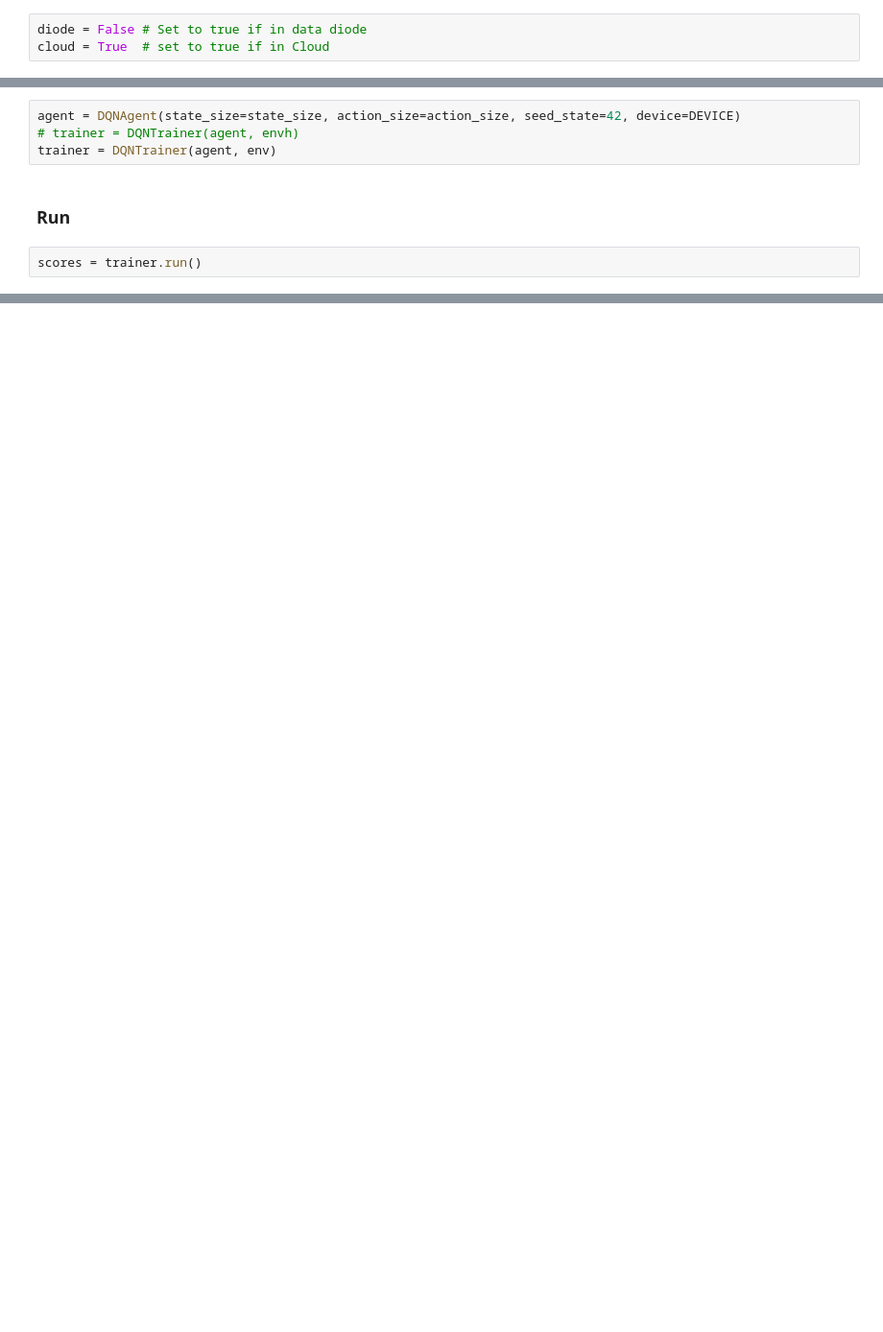
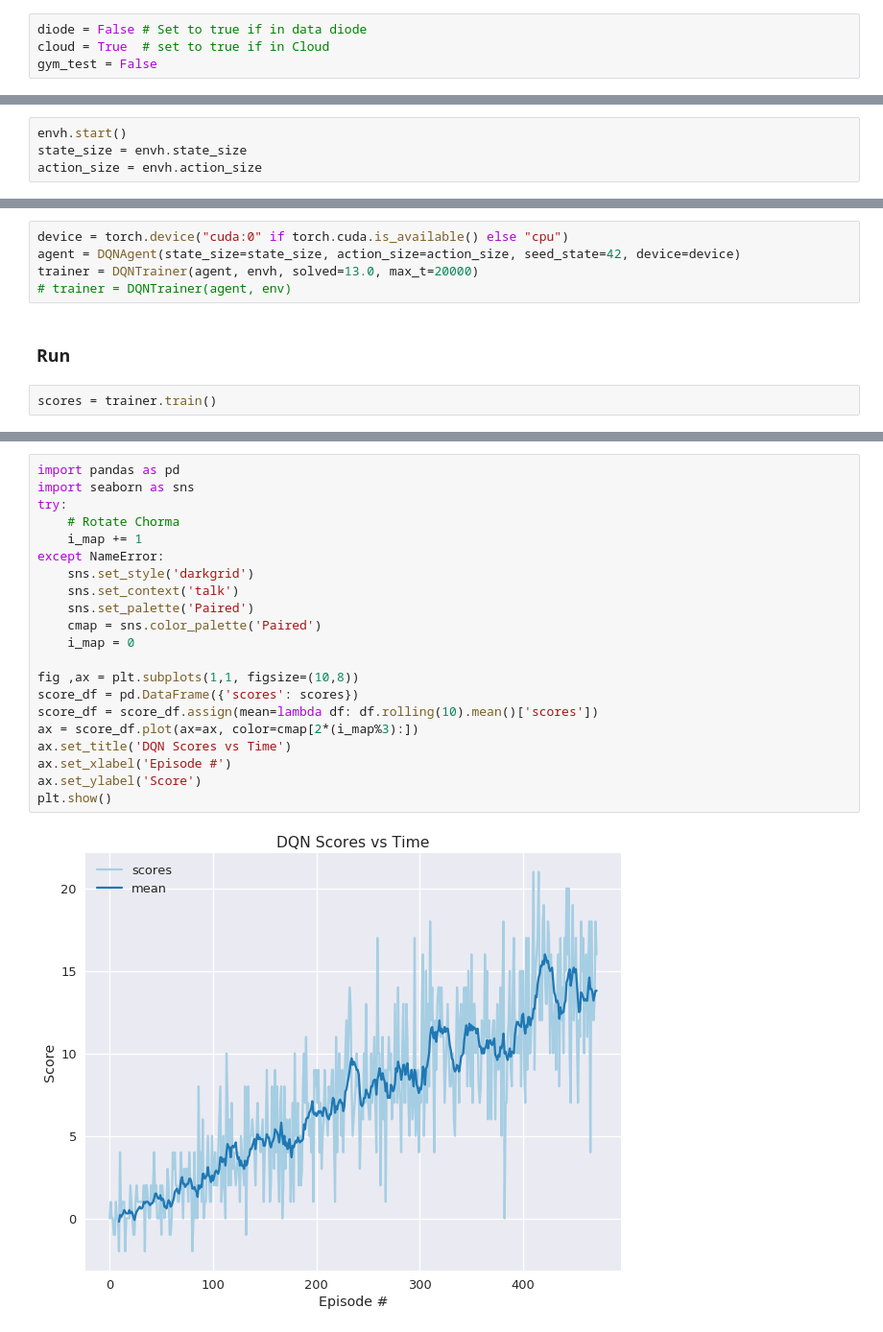
Before and after one commit to amcumber/udacity-rl-navigation, a Jupyter notebook: Navigation.ipynb, the cells around one changed output, grey strips where cells are left out. Shown: that part at 96% size. Cells and saved outputs as stored; diff of their text form; blank space fills up the shorter version.

```diff
--- a/Navigation.ipynb
+++ b/Navigation.ipynb
@@ -130,4 +157,5 @@ env_info = env.reset(train_mode=True)[brain_name]
 # %%
 diode = False # Set to true if in data diode
 cloud = True  # set to true if in Cloud
+gym_test = False
 # %%
@@ -606,0 +254,4 @@ state_size = len(state)
+# %%
+envh.start()
+state_size = envh.state_size
+action_size = envh.action_size
@@ -607,8 +275,9 @@ state_size = len(state)
 # %%
-agent = DQNAgent(state_size=state_size, action_size=action_size, seed_state=42, device=DEVICE)
-# trainer = DQNTrainer(agent, envh)
-trainer = DQNTrainer(agent, env)
+device = torch.device("cuda:0" if torch.cuda.is_available() else "cpu")
+agent = DQNAgent(state_size=state_size, action_size=action_size, seed_state=42, device=device)
+trainer = DQNTrainer(agent, envh, solved=13.0, max_t=20000)
+# trainer = DQNTrainer(agent, env)
 # %% [markdown]
 ### Run
 # %%
-scores = trainer.run()
+scores = trainer.train()
@@ -642,0 +304,23 @@ plt.show()
+# %%
+import pandas as pd
+import seaborn as sns
+try:
+    # Rotate Chorma
+    i_map += 1
+except NameError:
+    sns.set_style('darkgrid')
+    sns.set_context('talk')
+    sns.set_palette('Paired')
+    cmap = sns.color_palette('Paired')
+    i_map = 0
+
+fig ,ax = plt.subplots(1,1, figsize=(10,8))
+score_df = pd.DataFrame({'scores': scores})
+score_df = score_df.assign(mean=lambda df: df.rolling(10).mean()['scores'])
+ax = score_df.plot(ax=ax, color=cmap[2*(i_map%3):])
+ax.set_title('DQN Scores vs Time')
+ax.set_xlabel('Episode #')
+ax.set_ylabel('Score')
+plt.show()
+# %% [output]
+[figure, added]
```
Also changed, not shown: parts of 65 cells of this notebook, 13 other files.
